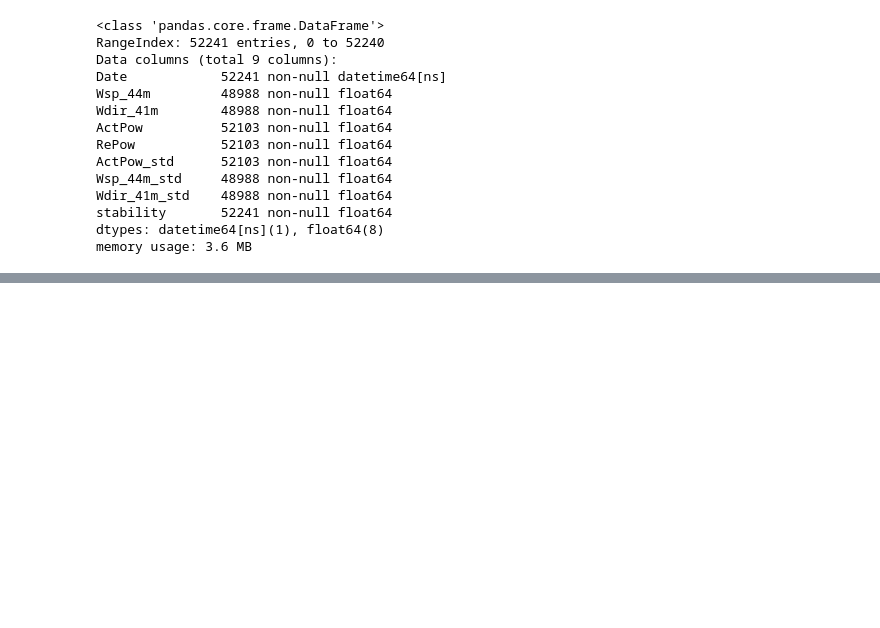
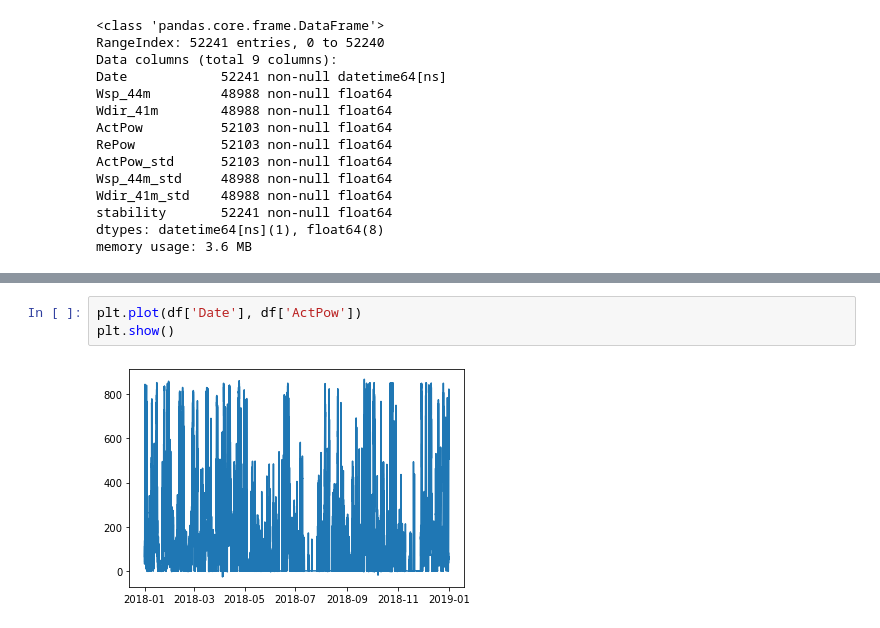
Before and after one commit to wobniarin/CAPUEE_2019_LAB5_Data_Visualization, a Jupyter notebook: CAPUEE_2019_LAB5_Data_Visualization.ipynb, the cells around one changed output, grey strips where cells are left out. Cells and saved outputs as stored; diff of their text form; blank space fills up the shorter version.

```diff
--- a/CAPUEE_2019_LAB5_Data_Visualization.ipynb
+++ b/CAPUEE_2019_LAB5_Data_Visualization.ipynb
@@ -94,0 +119,5 @@ memory usage: 3.6 MB
+# %%
+plt.plot(df['Date'], df['ActPow'])
+plt.show()
+# %% [output]
+[figure, added]
```
Also changed, not shown: parts of 14 cells of this notebook, 1 other file.
